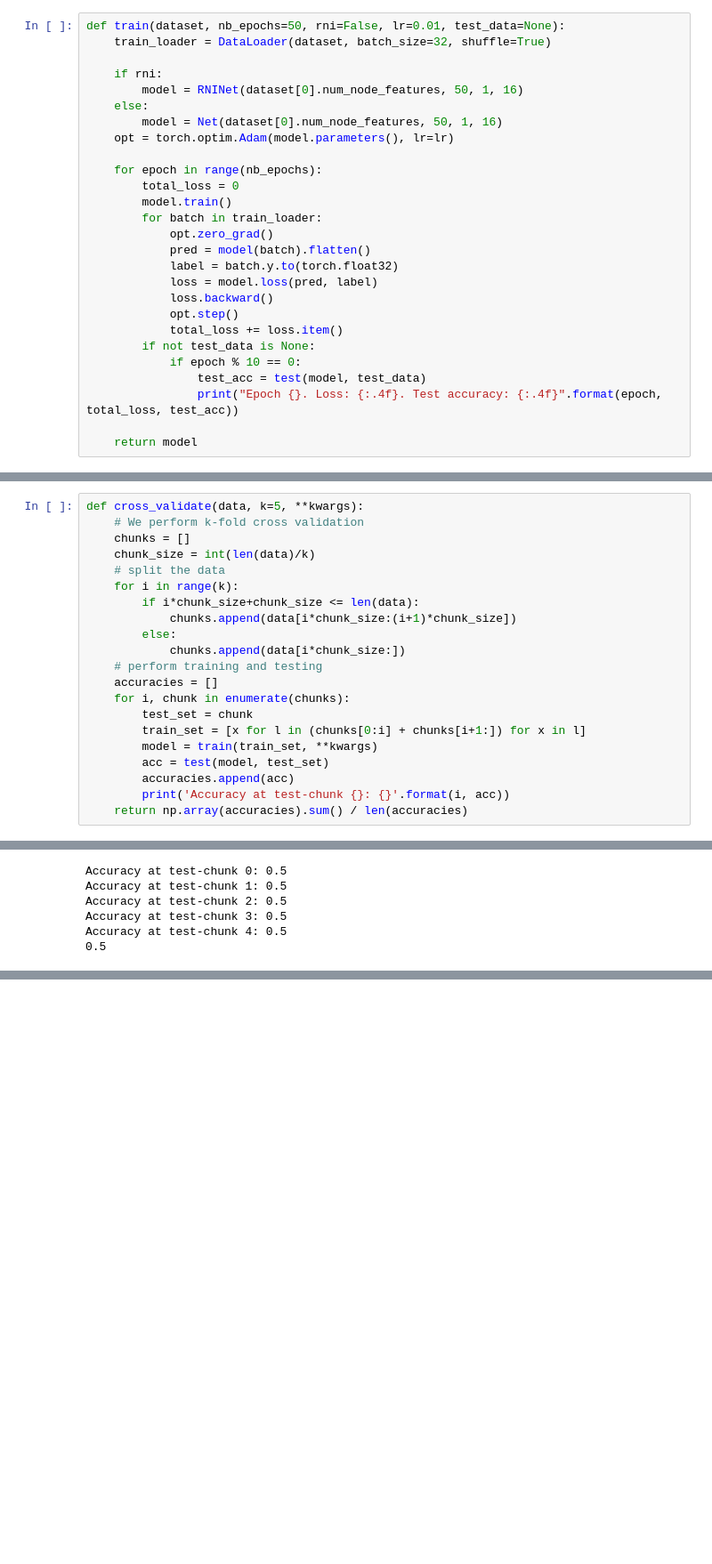
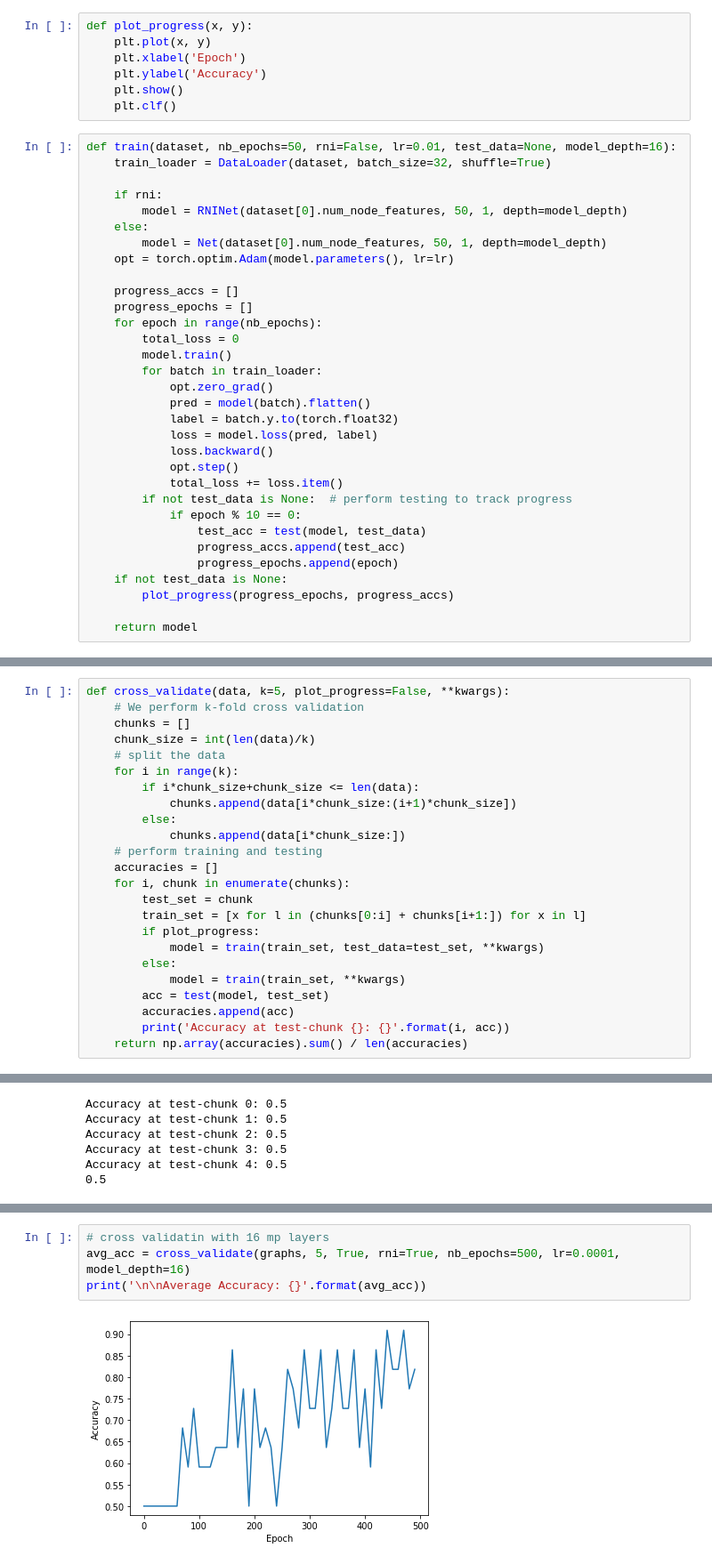
Before and after one commit to JohannesMessner/graph-ml, a Jupyter notebook: simpleGNN.ipynb, the cells around one changed output, grey strips where cells are left out. Shown: that part at 89% size. Drawn from its saved outputs; the diff is of its cells as text; blank space fills up the shorter version.

Commit message:
add different network depths and plot learning progress

```diff
--- a/simpleGNN.ipynb
+++ b/simpleGNN.ipynb
@@ -91,16 +73,25 @@ class Net(nn.Module):
 
     def loss(self, pred, label):
         return torch.nn.functional.binary_cross_entropy(pred, label)
+# %%
+def plot_progress(x, y):
+    plt.plot(x, y)
+    plt.xlabel('Epoch')
+    plt.ylabel('Accuracy')
+    plt.show()
+    plt.clf()
 # %%
-def train(dataset, nb_epochs=50, rni=False, lr=0.01, test_data=None):
+def train(dataset, nb_epochs=50, rni=False, lr=0.01, test_data=None, model_depth=16):
     train_loader = DataLoader(dataset, batch_size=32, shuffle=True)
 
     if rni:
-        model = RNINet(dataset[0].num_node_features, 50, 1, 16)
+        model = RNINet(dataset[0].num_node_features, 50, 1, depth=model_depth)
     else:
-        model = Net(dataset[0].num_node_features, 50, 1, 16)
+        model = Net(dataset[0].num_node_features, 50, 1, depth=model_depth)
     opt = torch.optim.Adam(model.parameters(), lr=lr)
 
+    progress_accs = []
+    progress_epochs = []
     for epoch in range(nb_epochs):
         total_loss = 0
         model.train()
@@ -112,10 +103,13 @@ def train(dataset, nb_epochs=50, rni=False, lr=0.01, test_data=None):
             loss.backward()
             opt.step()
             total_loss += loss.item()
-        if not test_data is None:
+        if not test_data is None:  # perform testing to track progress
             if epoch % 10 == 0:
                 test_acc = test(model, test_data)
-                print("Epoch {}. Loss: {:.4f}. Test accuracy: {:.4f}".format(epoch, total_loss, test_acc))
+                progress_accs.append(test_acc)
+                progress_epochs.append(epoch)
+    if not test_data is None:
+        plot_progress(progress_epochs, progress_accs)
 
     return model
 # %%
@@ -135,7 +129,7 @@ def test(model, dataset):
             correct += np.array(correct_i).sum().item()
     return correct / len(loader.dataset)
 # %%
-def cross_validate(data, k=5, **kwargs):
+def cross_validate(data, k=5, plot_progress=False, **kwargs):
     # We perform k-fold cross validation
     chunks = []
     chunk_size = int(len(data)/k)
@@ -150,7 +144,10 @@ def cross_validate(data, k=5, **kwargs):
     for i, chunk in enumerate(chunks):
         test_set = chunk
         train_set = [x for l in (chunks[0:i] + chunks[i+1:]) for x in l]
-        model = train(train_set, **kwargs)
+        if plot_progress:
+            model = train(train_set, test_data=test_set, **kwargs)
+        else:
+            model = train(train_set, **kwargs)
         acc = test(model, test_set)
         accuracies.append(acc)
         print('Accuracy at test-chunk {}: {}'.format(i, acc))
@@ -234,0 +226,6 @@ Epoch 290. Loss: 1.5511. Test accuracy: 0.4545
+# %%
+# cross validatin with 16 mp layers
+avg_acc = cross_validate(graphs, 5, True, rni=True, nb_epochs=500, lr=0.0001, model_depth=16)
+print('\n\nAverage Accuracy: {}'.format(avg_acc))
+# %% [output]
+[figure, added]
```
Also changed, not shown: parts of 12 cells of this notebook.
